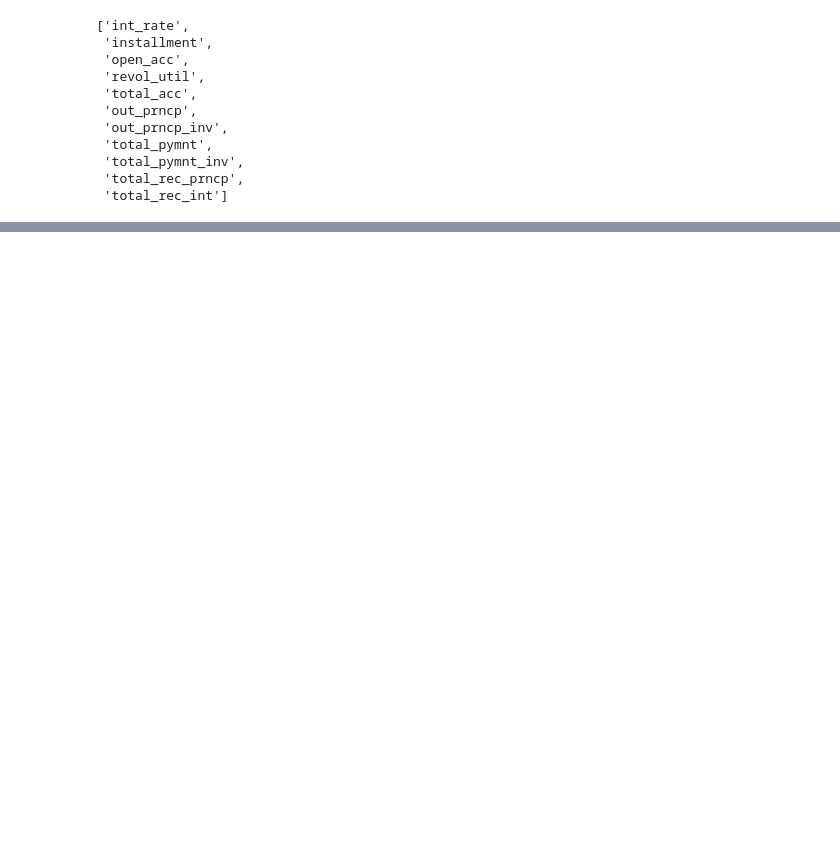
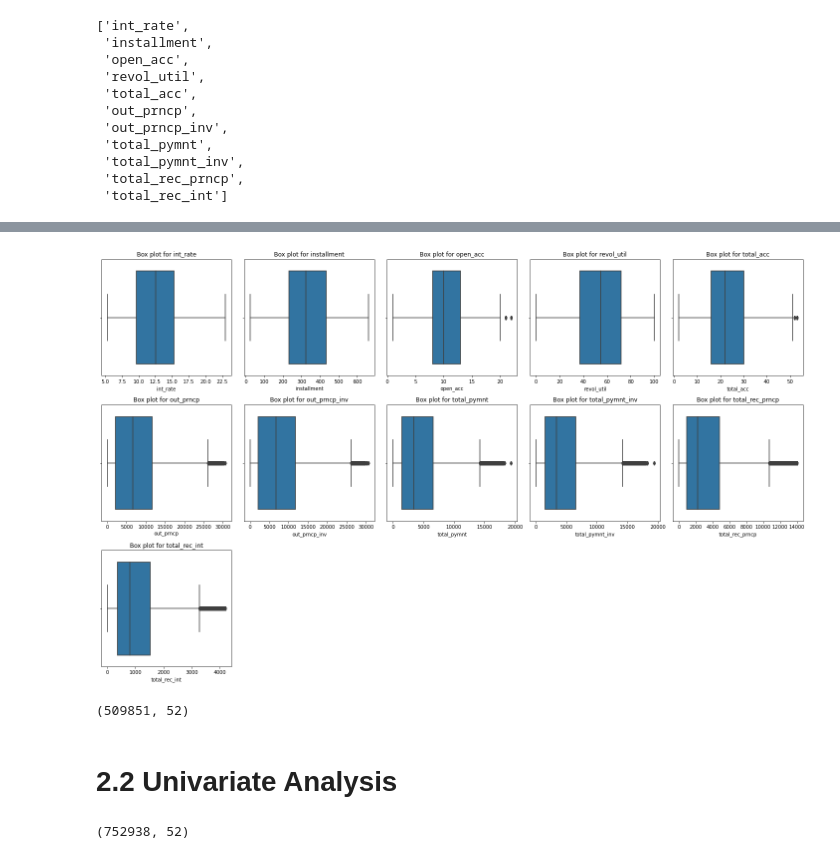
Before and after one commit to GaikwadChinmay/LendingClub-Loan-Default-Prediction, a Jupyter notebook: LendingClub Loan Default Prediction.ipynb, the cells around one changed output, grey strips where cells are left out. Saved outputs shown, nothing was run; the diff lists cells and outputs as text; code cells hidden in the pictures; blank space fills up the shorter version.

```diff
--- a/LendingClub Loan Default Prediction.ipynb
+++ b/LendingClub Loan Default Prediction.ipynb
@@ -230,10 +232,11 @@ num_cols
 # %%
-def plot_box(cols_list):
+def plot_box(dataframe,cols_list):
+    dff=dataframe
     plt.figure(figsize=[20,20])
     i=1
     for col in cols_list:
         plt.subplot(5,5,i)
-        sns.boxplot(df[col],orient='h')
+        sns.boxplot(dff[col],orient='h')
         plt.title("Box plot for {}".format(col))
         i+=1
         plt.tight_layout()
@@ -355,0 +330,19 @@ df[outlier_cols].describe()
+# %%
+df_final = df[(df['int_rate'] < 23) & (df['installment'] < 660) & (df['open_acc'] < 23) &
+              (df['revol_util'] < 100) & (df['total_acc'] < 54) & (df['out_prncp'] < 32648.05) &
+              (df['out_prncp_inv'] < 32648.05) & (df['total_pymnt'] < 32648.0) & (df['total_pymnt_inv'] < 20000.6853) &
+              (df['total_rec_prncp'] < 14000.0) & (df['total_rec_int'] < 4200.0)]
+# %%
+plot_box(df_final,outlier_cols)
+# %% [output]
+[figure, added]
+# %%
+df_final.shape
+# %% [output]
+(509851, 52)
+# %% [markdown]
+# 2.2 Univariate Analysis
+# %%
+df.shape
+# %% [output]
+(752938, 52)
```
Also changed, not shown: parts of 6 cells of this notebook.
